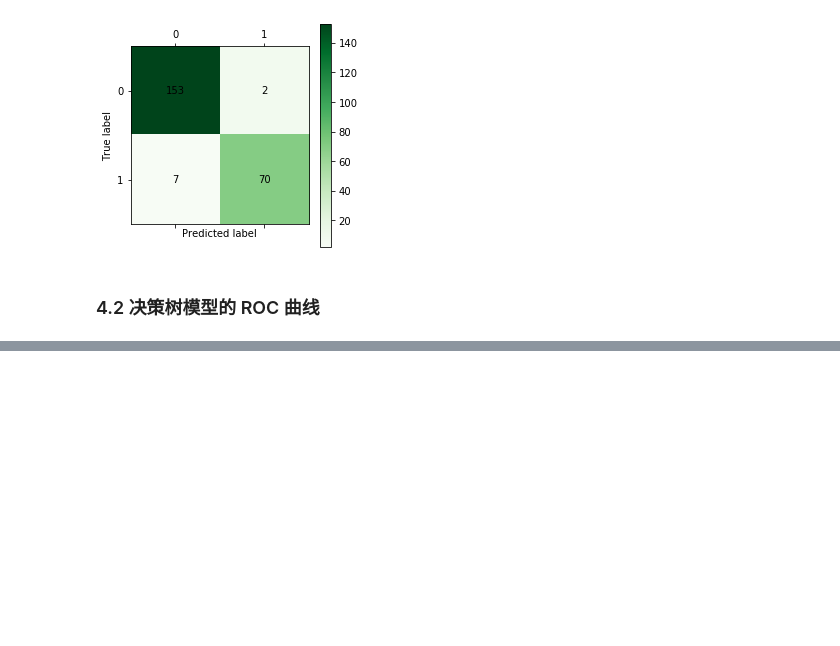
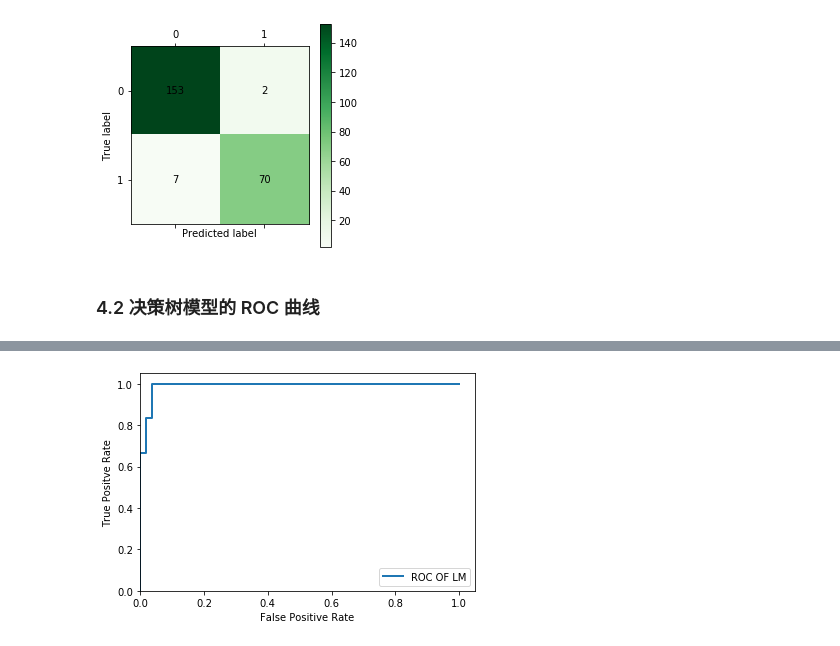
Before and after one commit to BillionsRichard/PythonPracticeOfDataAnalysisAndMining, a Jupyter notebook: chapter6/demo/code/构建神经网络模型.ipynb, the cells around one changed output, grey strips where cells are left out. Saved outputs shown, nothing was run; the diff lists cells and outputs as text; code cells hidden in the pictures; blank space fills up the shorter version.

```diff
--- a/chapter6/demo/code/构建神经网络模型.ipynb
+++ b/chapter6/demo/code/构建神经网络模型.ipynb
@@ -314,0 +327,2 @@ cm_plot(train[:, 3], y_pred)
+# %%
+pred_result = net.predict(test[:, :3]).reshape(len(test))
@@ -314,0 +347,2 @@ cm_plot(train[:, 3], y_pred)
+# %%
+fpr, tpr, thresholds = roc_curve(test[:, 3], pred_result, pos_label=1)
@@ -314,0 +375,11 @@ cm_plot(train[:, 3], y_pred)
+# %%
+import matplotlib.pyplot as plt
+plt.plot(fpr, tpr, linewidth=2, label='ROC OF LM')
+plt.xlabel("False Positive Rate")
+plt.ylabel("True Positve Rate")
+plt.ylim(0, 1.05)
+plt.xlim(0, 1.05)
+plt.legend(loc=4)
+plt.show()
+# %% [output]
+[figure, added]
```
Also changed, not shown: parts of 9 cells of this notebook, 2 other files.
